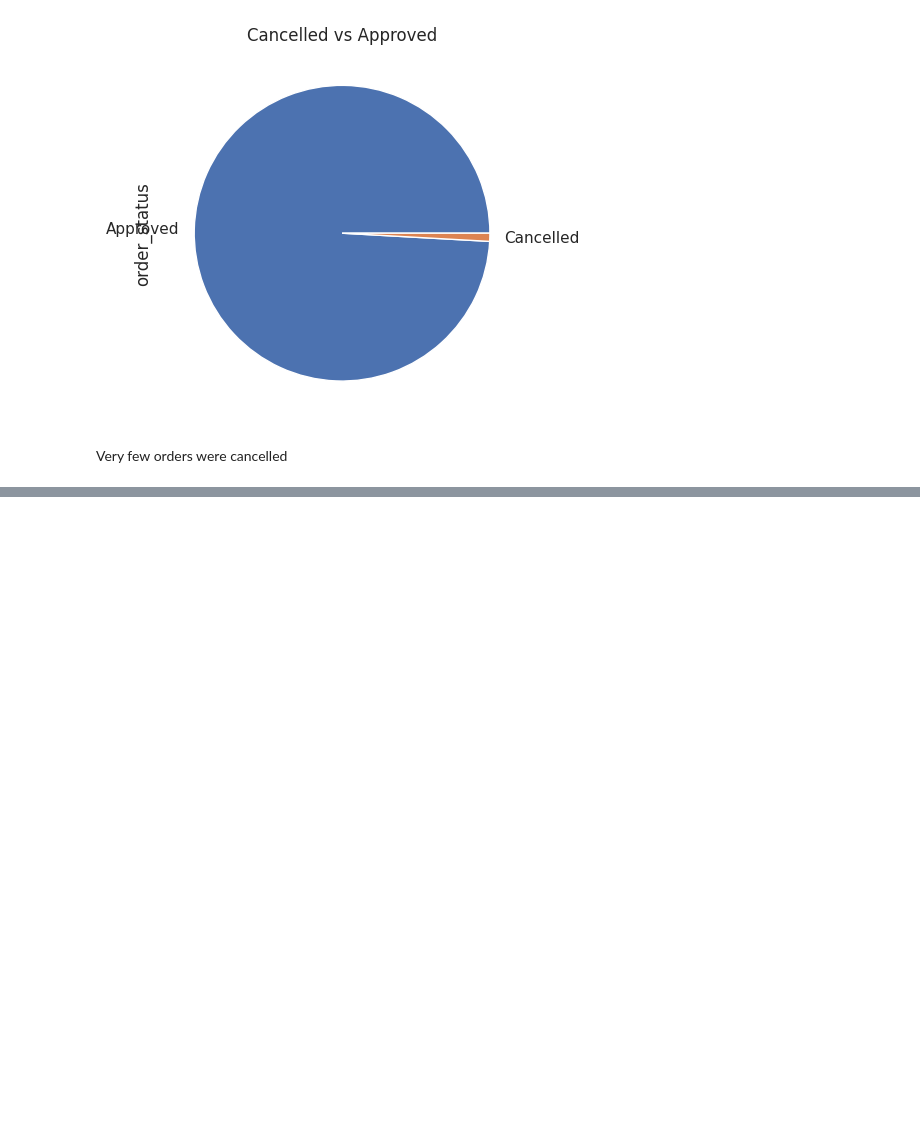
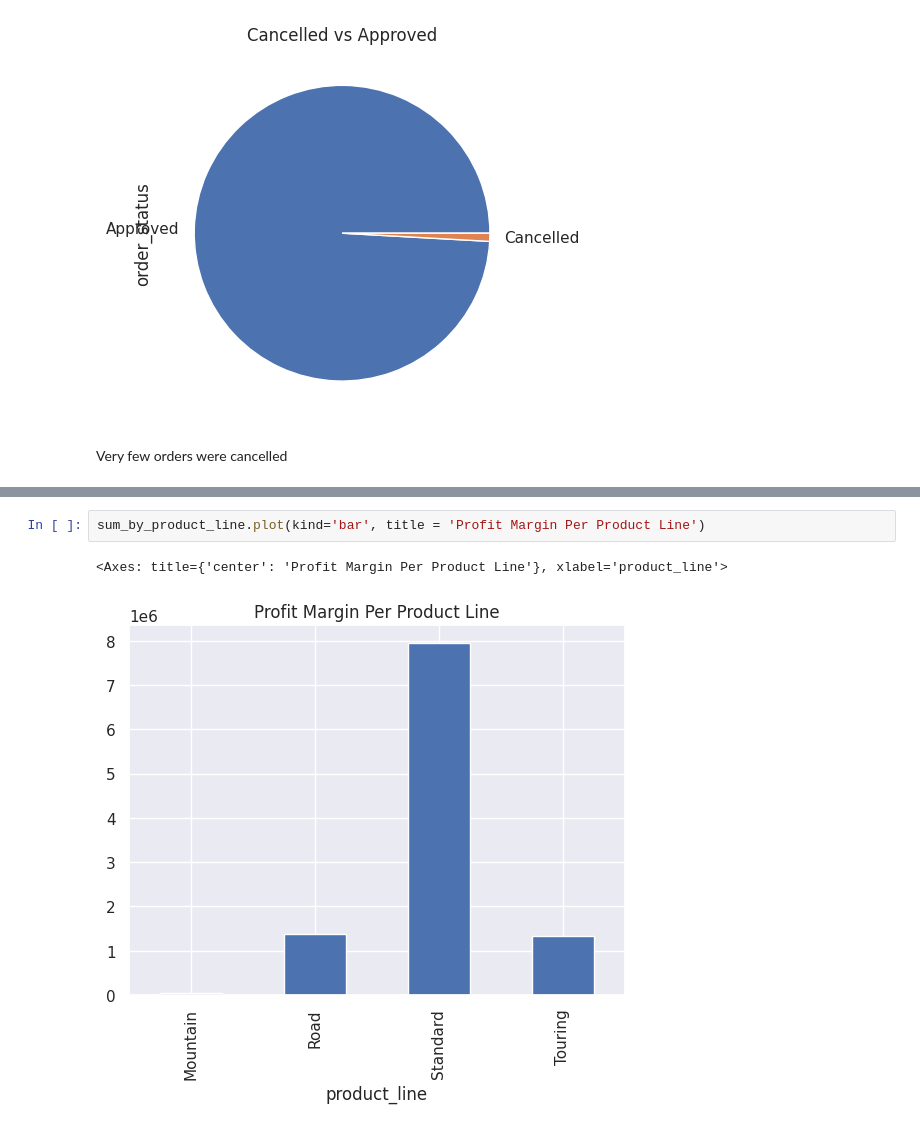
Before and after one commit to kanjamwingirwa/KPMG_AU_Virtual_Internship, a Jupyter notebook: KPMG_AU_INTERNSHIP_FINAL_PY.ipynb, the cells around one changed output, grey strips where cells are left out. Drawn from its saved outputs; the diff is of its cells as text; blank space fills up the shorter version.

```diff
--- a/KPMG_AU_INTERNSHIP_FINAL_PY.ipynb
+++ b/KPMG_AU_INTERNSHIP_FINAL_PY.ipynb
@@ -602,0 +716,5 @@ Very few orders were cancelled
+# %%
+sum_by_product_line.plot(kind='bar', title = 'Profit Margin Per Product Line')
+# %% [output]
+<Axes: title={'center': 'Profit Margin Per Product Line'}, xlabel='product_line'>
+[figure, added]
```
Also changed, not shown: parts of 19 cells of this notebook.
